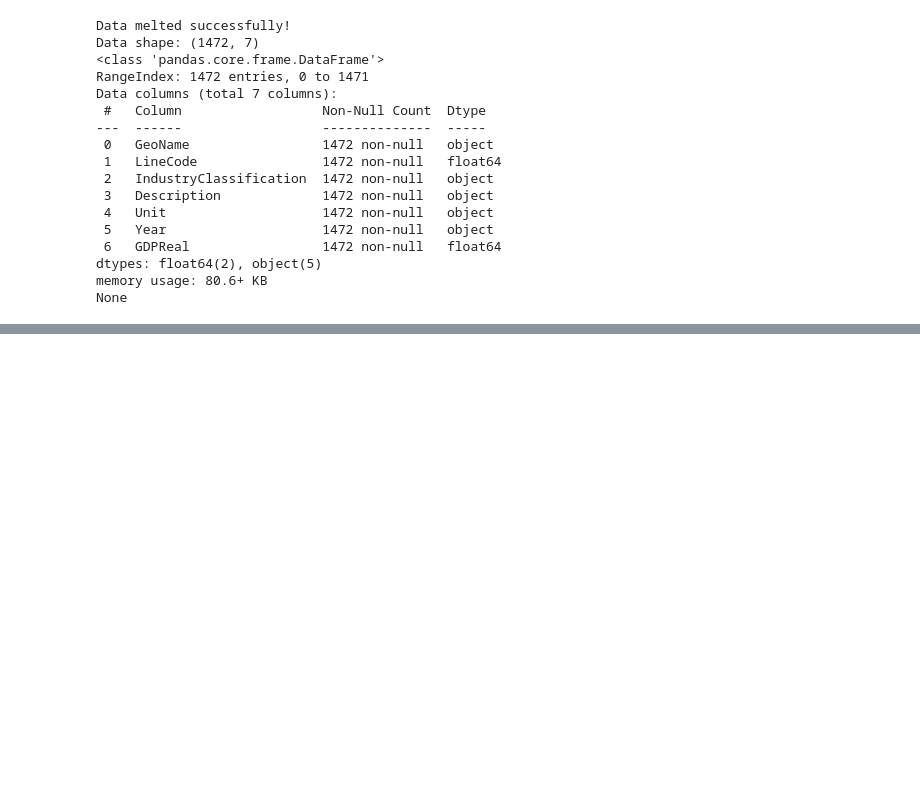
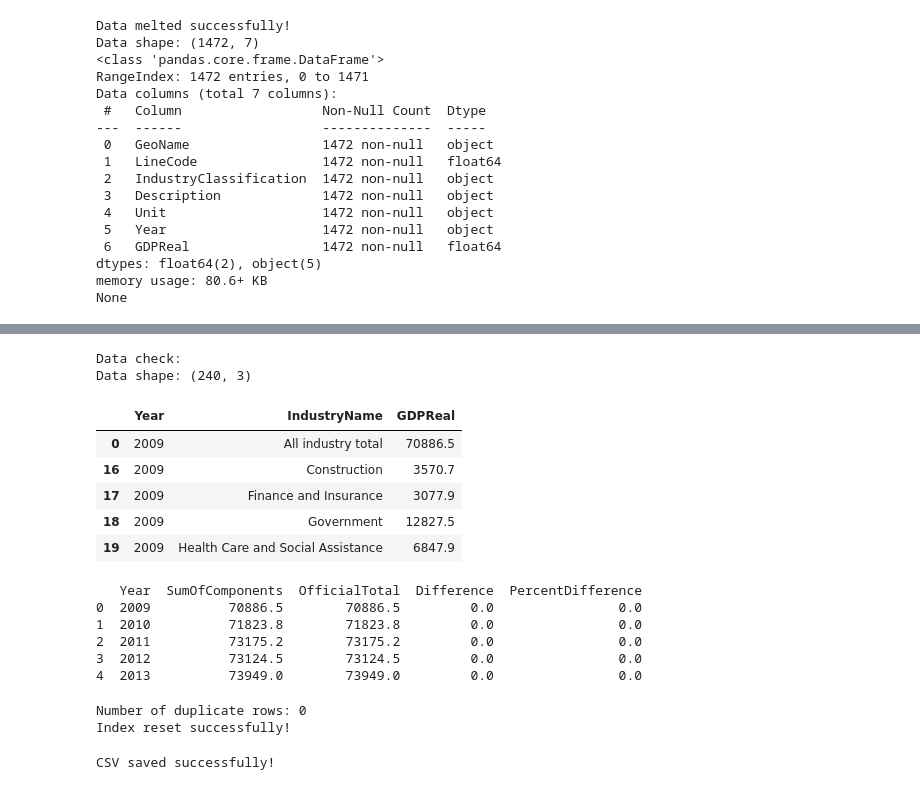
Before and after one commit to bgizzle78/nf-insights-project, a Jupyter notebook: notebooks/bea_sagdp9_wv_data_cleaning.ipynb, the cells around one changed output, grey strips where cells are left out. Saved outputs shown, nothing was run; the diff lists cells and outputs as text; code cells hidden in the pictures; blank space fills up the shorter version.

```diff
--- a/notebooks/bea_sagdp9_wv_data_cleaning.ipynb
+++ b/notebooks/bea_sagdp9_wv_data_cleaning.ipynb
@@ -383,0 +398,22 @@ Data shape: (224, 3)
+# %%
+# Round gdp values
+sagdp9wv_grouped['GDPReal'] = sagdp9wv_grouped['GDPReal'].round(1)
+
+# Sort by Year and IndustryName
+sagdp9wv_grouped = sagdp9wv_grouped.sort_values(
+    ['Year', 'IndustryName']
+)
+
+# Data check
+print('Data check:')
+print('Data shape:', sagdp9wv_grouped.shape)
+sagdp9wv_grouped.head()
+# %% [output]
+Data check:
+Data shape: (240, 3)
+|  | Year | IndustryName | GDPReal |
+| 0 | 2009 | All industry total | 70886.5 |
+| 16 | 2009 | Construction | 3570.7 |
+| 17 | 2009 | Finance and Insurance | 3077.9 |
+| 18 | 2009 | Government | 12827.5 |
+| 19 | 2009 | Health Care and Social Assistance | 6847.9 |
@@ -384,8 +439,40 @@ Data shape: (224, 3)
+# %%
+# Merge and compare totals
+comparison = pd.merge(component_sums, official_total, on='Year')
+
+comparison['Difference'] = (
+    comparison['OfficialTotal'] - comparison['SumOfComponents']
+)
+
+comparison['PercentDifference'] = (
+    comparison['Difference'] / comparison['OfficialTotal'] * 100
+)
+
+comparison = comparison.round(4)
+
+print(comparison.head())
+# %% [output]
+   Year  SumOfComponents  OfficialTotal  Difference  PercentDifference
+0  2009          70886.5        70886.5         0.0                0.0
+1  2010          71823.8        71823.8         0.0                0.0
+2  2011          73175.2        73175.2         0.0                0.0
+3  2012          73124.5        73124.5         0.0                0.0
+4  2013          73949.0        73949.0         0.0                0.0
 # %%
 # Check for duplicates
-print('Number of duplicate rows:', sagdp9wv_long.duplicated().sum())
+print('Number of duplicate rows:', sagdp9wv_grouped.duplicated().sum())
+
+# Reset index
+sagdp9wv_clean = sagdp9wv_grouped.reset_index(drop=True)
+
+print('Index reset successfully!')
+# %% [output]
+Number of duplicate rows: 0
+Index reset successfully!
 # %%
 # Save df to csv
-sagdp9wv_long.to_csv('../../../workspace/nf-insights-project/data_clean/sagdp9wv_clean.csv', index=False)
+sagdp9wv_clean.to_csv('../../../workspace/nf-insights-project/data_clean/sagdp9wv_clean.csv', index=False)
 
 print('CSV saved successfully!')
+# %% [output]
+CSV saved successfully!
```
Also changed, not shown: parts of 5 cells of this notebook, 1 other file.
